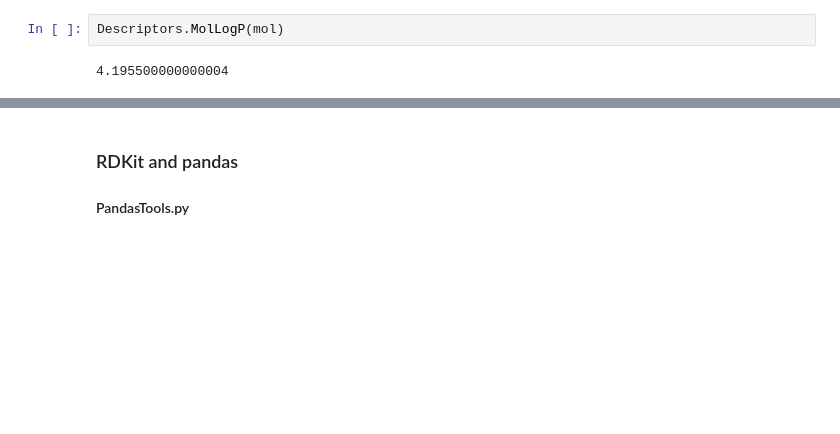
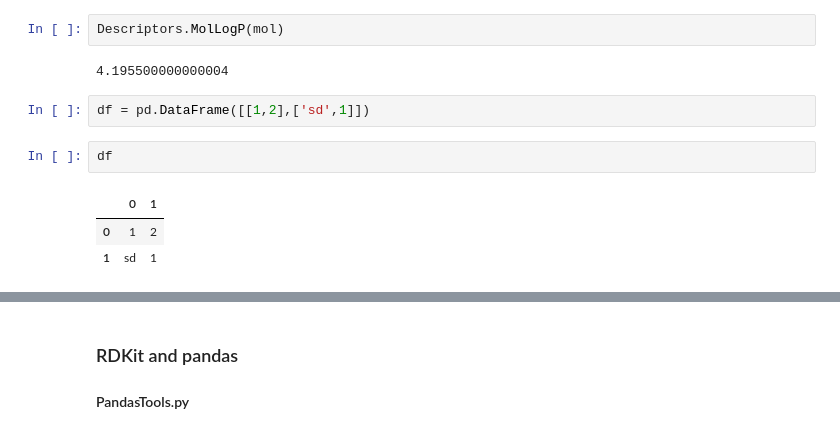
Before and after one commit to inambioinfo/snippets, a Jupyter notebook: IPython/Scaffold analysis & Schnellkurs in chemoinformatics.ipynb, the cells around one changed output, grey strips where cells are left out. Cells and saved outputs as stored; diff of their text form; blank space fills up the shorter version.

```diff
--- a/IPython/Scaffold analysis & Schnellkurs in chemoinformatics.ipynb
+++ b/IPython/Scaffold analysis & Schnellkurs in chemoinformatics.ipynb
@@ -245,3 +217,11 @@ Descriptors.NumHDonors(mol)
 Descriptors.MolLogP(mol)
 # %% [output]
 4.195500000000004
+# %%
+df = pd.DataFrame([[1,2],['sd',1]])
+# %%
+df
+# %% [output]
+|  | 0 | 1 |
+| 0 | 1 | 2 |
+| 1 | sd | 1 |
```
Also changed, not shown: parts of 41 cells of this notebook, 4 other files.
